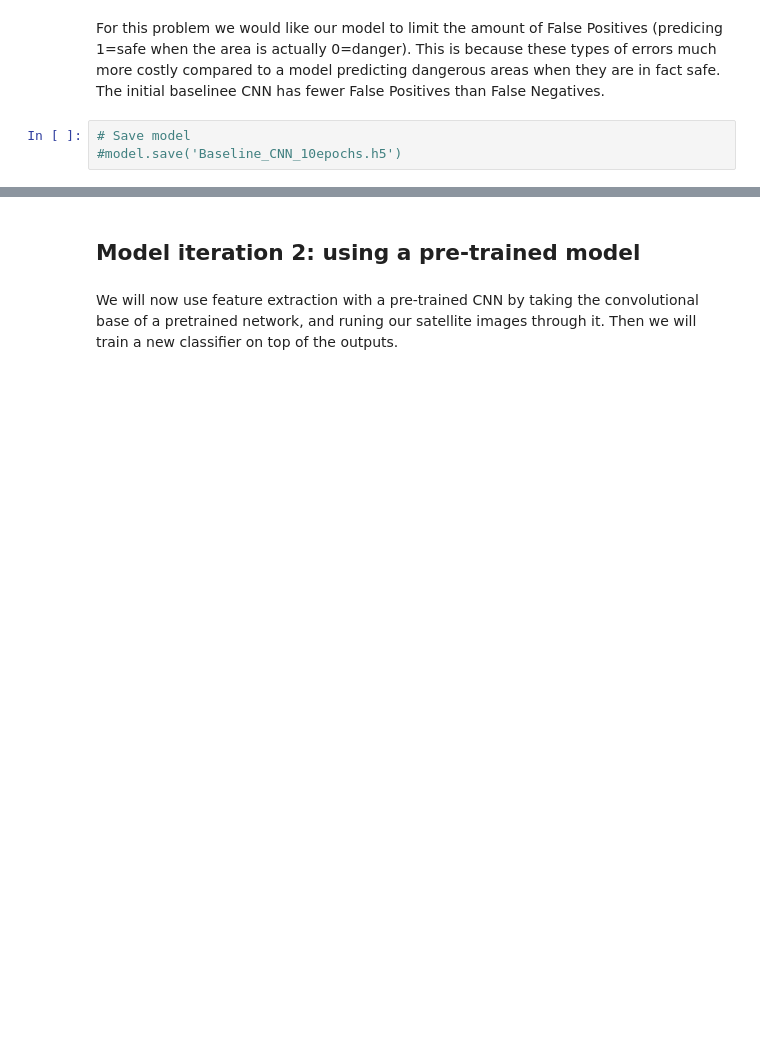
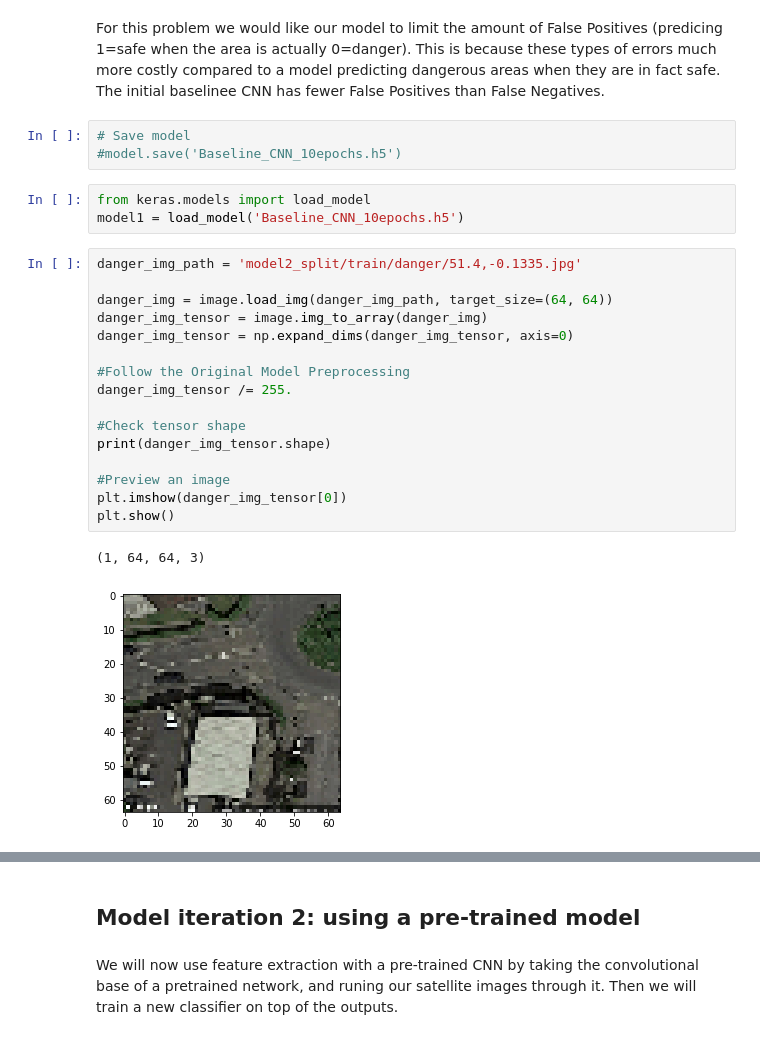
Before and after one commit to FinYoum/Predicting-traffic-accidents-CNN, a Jupyter notebook: Model_2_CNN.ipynb, the cells around one changed output, grey strips where cells are left out. Drawn from its saved outputs; the diff is of its cells as text; blank space fills up the shorter version.

```diff
--- a/Model_2_CNN.ipynb
+++ b/Model_2_CNN.ipynb
@@ -293,3 +295,25 @@ For this problem we would like our model to limit the amount of False Positives
 # %%
 # Save model
 #model.save('Baseline_CNN_10epochs.h5')
+# %%
+from keras.models import load_model
+model1 = load_model('Baseline_CNN_10epochs.h5')
+# %%
+danger_img_path = 'model2_split/train/danger/51.4,-0.1335.jpg'
+
+danger_img = image.load_img(danger_img_path, target_size=(64, 64))
+danger_img_tensor = image.img_to_array(danger_img)
+danger_img_tensor = np.expand_dims(danger_img_tensor, axis=0)
+
+#Follow the Original Model Preprocessing
+danger_img_tensor /= 255.
+
+#Check tensor shape
+print(danger_img_tensor.shape)
+
+#Preview an image
+plt.imshow(danger_img_tensor[0])
+plt.show()
+# %% [output]
+(1, 64, 64, 3)
+[figure, added]
```
Also changed, not shown: parts of 7 cells of this notebook, 13 other files.
